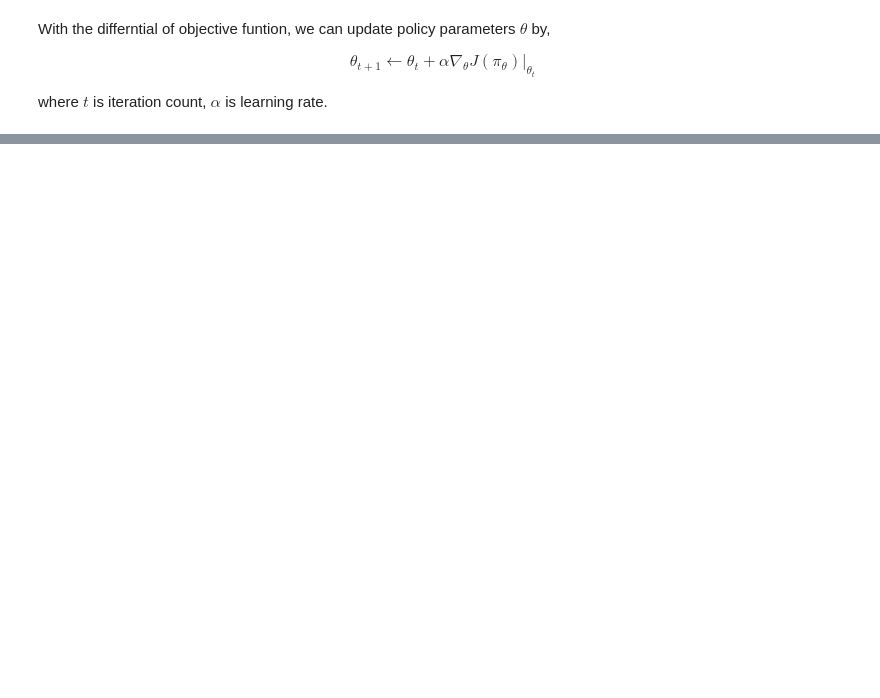
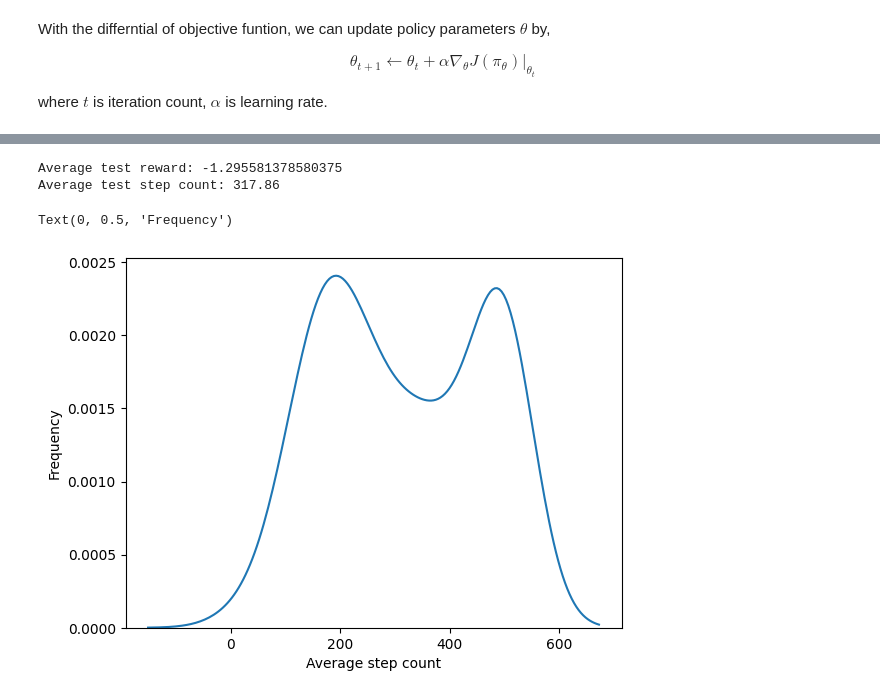
Before and after one commit to kueiwen/reinforcement-learning, a Jupyter notebook: policy_gradient.ipynb, the cells around one changed output, grey strips where cells are left out. Saved outputs shown, nothing was run; the diff lists cells and outputs as text; code cells hidden in the pictures; blank space fills up the shorter version.

```diff
--- a/policy_gradient.ipynb
+++ b/policy_gradient.ipynb
@@ -77,0 +247,39 @@ where $t$ is iteration count, $\alpha$ is learning rate.
+# %%
+test_episodes = 100
+test_rewards = []
+test_steps = []
+env = gym.make('CartPole-v1')
+
+for episode in range(test_episodes):
+    state = env.reset()
+    episode_reward = 0
+    step = 0
+    done = False
+
+    while not done:
+        action = pg.get_action(state)
+        next_state, reward, done, _ = env.step(action)
+        position, p_vel, angle, a_vel = next_state
+        reward = -(abs(angle)/env.theta_threshold_radians + abs(position)/env.x_threshold + abs(p_vel) + abs(a_vel))  # Custom reward function
+        episode_reward += reward
+        step += 1
+        state = next_state
+
+    test_rewards.append(episode_reward/step)
+    test_steps.append(step)
+    #print(f'Test Episode {episode} finished with total reward: {episode_reward}')
+env.close()
+
+
+print('Average test reward:', np.mean(test_rewards))
+print('Average test step count:', np.mean(test_steps))
+
+import seaborn as sns
+sns.kdeplot(test_steps,)
+plt.xlabel('Average step count')
+plt.ylabel('Frequency')
+# %% [output]
+Average test reward: -1.295581378580375
+Average test step count: 317.86
+Text(0, 0.5, 'Frequency')
+[figure, added]
```
Also changed, not shown: parts of 6 cells of this notebook.
